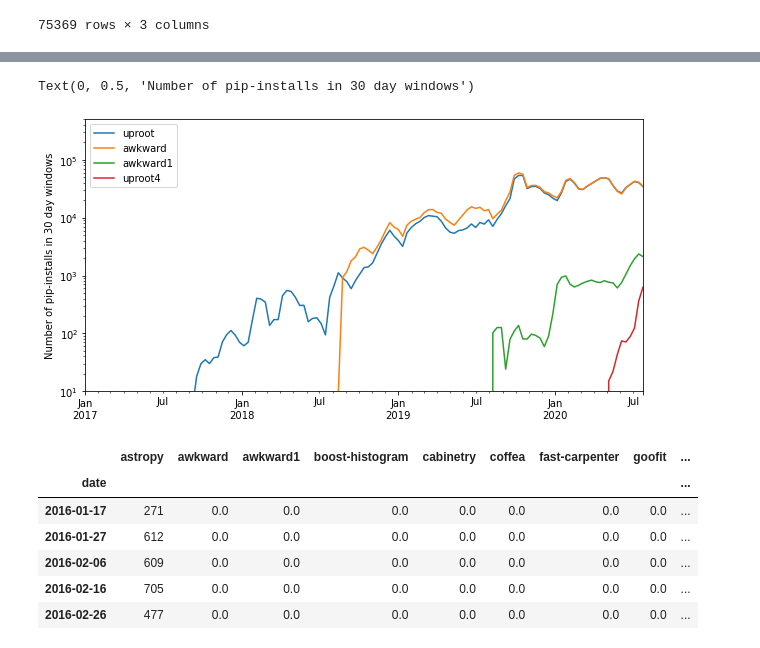
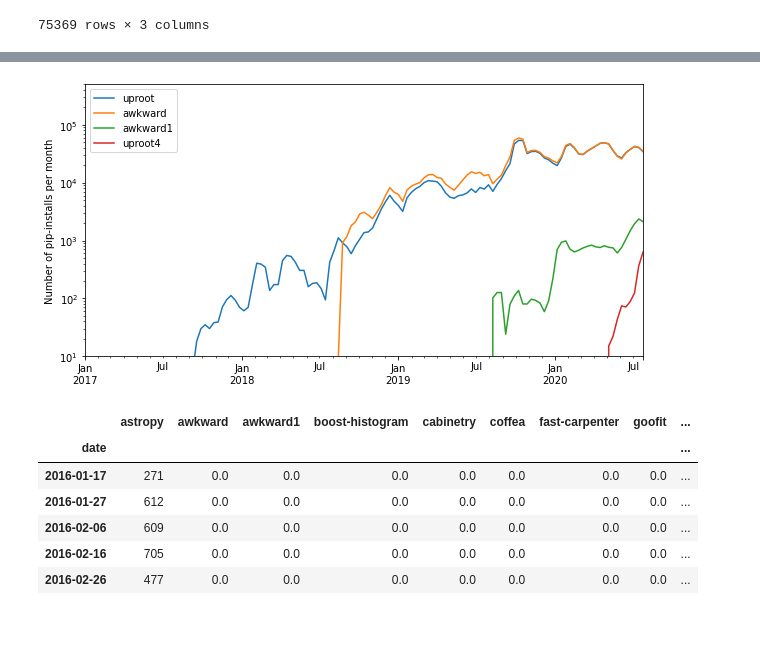
Before and after one commit to jpivarski-talks/2020-08-13-pyhep-debriefing, a Jupyter notebook: analyze-pip.ipynb, the cells around one changed output, grey strips where cells are left out. Drawn from its saved outputs; the diff is of its cells as text; code cells hidden in the pictures.

```diff
--- a/analyze-pip.ipynb
+++ b/analyze-pip.ipynb
@@ -69,15 +69,15 @@ Text(0, 0.5, 'Number of pip-installs in 30 day windows')
 # %%
 ax = all_packages[[
     "uproot", "awkward", "awkward1", "uproot4"
 ]].rolling(3).sum().plot(logy=True, figsize=(10, 5))
 ax.set_ylim(10, 500000)
 ax.set_xlim(pd.to_datetime("2017-01-01"), all_packages.index[-1])
 ax.legend(loc="upper left")
 ax.set_xlabel("")
 ax.set_ylabel("Number of pip-installs per month")
+ax.get_figure().savefig("PLOTS/pip-uproot-awkward-awkward1-uproot4.svg")
 # %% [output]
-Text(0, 0.5, 'Number of pip-installs in 30 day windows')
-[figure, old version]
+[figure, new version]
 # %%
 by_package = {}
 for package in packages:
```
Also changed, not shown: parts of 5 cells of this notebook, 9 other files.
